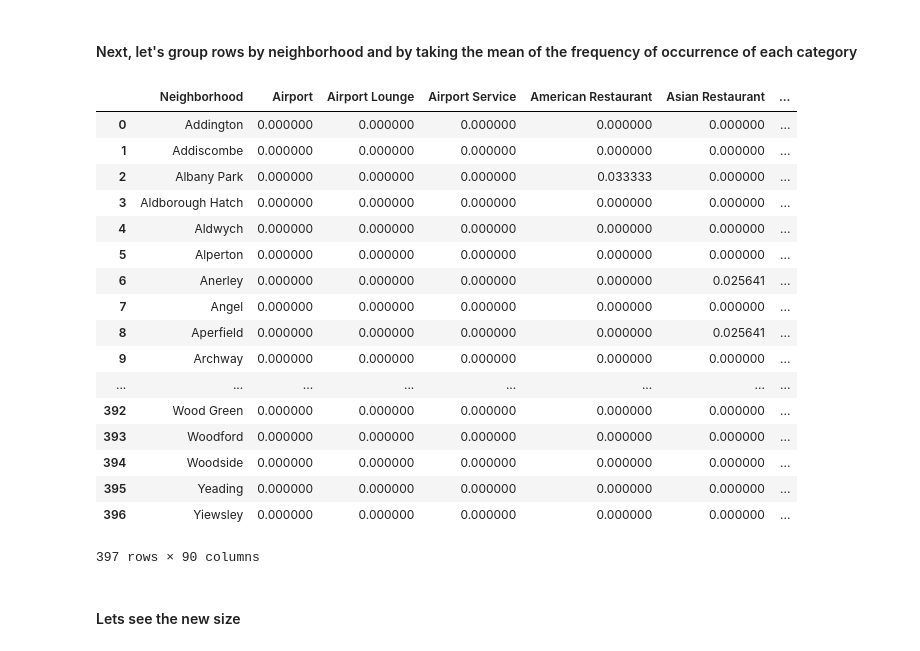
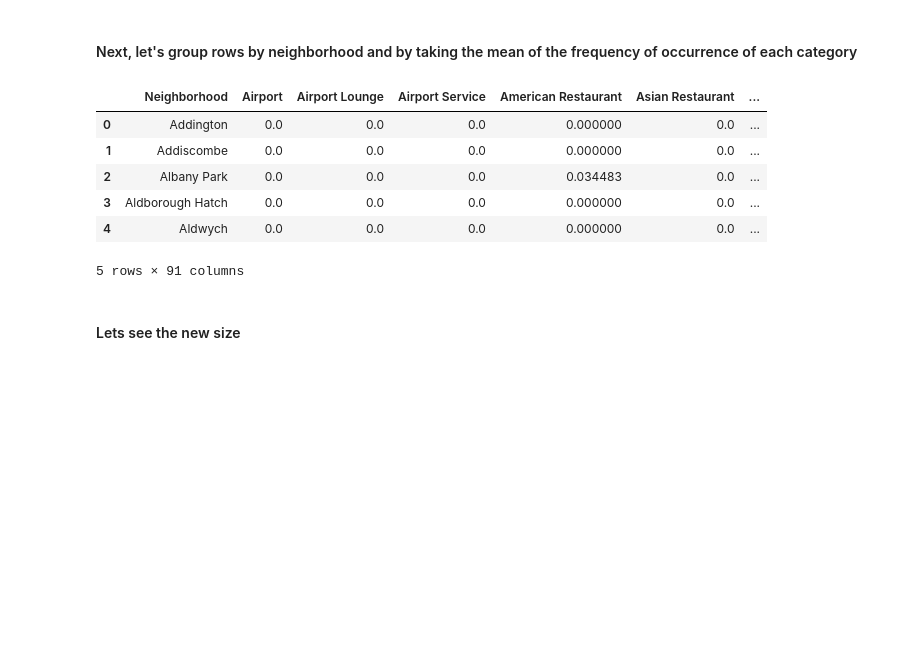
Before and after one commit to nivedithaiyengar/Coursera_Capstone, a Jupyter notebook: London_Thesis.ipynb, the cells around one changed output. Saved outputs shown, nothing was run; the diff lists cells and outputs as text; code cells hidden in the pictures; blank space fills up the shorter version.

```diff
--- a/London_Thesis.ipynb
+++ b/London_Thesis.ipynb
@@ -457,26 +431,15 @@ london_onehot.shape
 #### Next, let's group rows by neighborhood and by taking the mean of the frequency of occurrence of each category
 # %%
 london_grouped = london_onehot.groupby('Neighborhood').mean().reset_index()
-london_grouped
+london_grouped.head()
 # %% [output]
 |  | Neighborhood | Airport | Airport Lounge | Airport Service | American Restaurant | Asian Restaurant | ... |
-| 0 | Addington | 0.000000 | 0.000000 | 0.000000 | 0.000000 | 0.000000 | ... |
-| 1 | Addiscombe | 0.000000 | 0.000000 | 0.000000 | 0.000000 | 0.000000 | ... |
-| 2 | Albany Park | 0.000000 | 0.000000 | 0.000000 | 0.033333 | 0.000000 | ... |
-| 3 | Aldborough Hatch | 0.000000 | 0.000000 | 0.000000 | 0.000000 | 0.000000 | ... |
-| 4 | Aldwych | 0.000000 | 0.000000 | 0.000000 | 0.000000 | 0.000000 | ... |
-| 5 | Alperton | 0.000000 | 0.000000 | 0.000000 | 0.000000 | 0.000000 | ... |
-| 6 | Anerley | 0.000000 | 0.000000 | 0.000000 | 0.000000 | 0.025641 | ... |
-| 7 | Angel | 0.000000 | 0.000000 | 0.000000 | 0.000000 | 0.000000 | ... |
-| 8 | Aperfield | 0.000000 | 0.000000 | 0.000000 | 0.000000 | 0.025641 | ... |
-| 9 | Archway | 0.000000 | 0.000000 | 0.000000 | 0.000000 | 0.000000 | ... |
-| ... | ... | ... | ... | ... | ... | ... | ... |
-| 392 | Wood Green | 0.000000 | 0.000000 | 0.000000 | 0.000000 | 0.000000 | ... |
-| 393 | Woodford | 0.000000 | 0.000000 | 0.000000 | 0.000000 | 0.000000 | ... |
-| 394 | Woodside | 0.000000 | 0.000000 | 0.000000 | 0.000000 | 0.000000 | ... |
-| 395 | Yeading | 0.000000 | 0.000000 | 0.000000 | 0.000000 | 0.000000 | ... |
-| 396 | Yiewsley | 0.000000 | 0.000000 | 0.000000 | 0.000000 | 0.000000 | ... |
+| 0 | Addington | 0.0 | 0.0 | 0.0 | 0.000000 | 0.0 | ... |
+| 1 | Addiscombe | 0.0 | 0.0 | 0.0 | 0.000000 | 0.0 | ... |
+| 2 | Albany Park | 0.0 | 0.0 | 0.0 | 0.034483 | 0.0 | ... |
+| 3 | Aldborough Hatch | 0.0 | 0.0 | 0.0 | 0.000000 | 0.0 | ... |
+| 4 | Aldwych | 0.0 | 0.0 | 0.0 | 0.000000 | 0.0 | ... |
-397 rows × 90 columns
+5 rows × 91 columns
 # %% [markdown]
 #### Lets see the new size
 # %%
```
Also changed, not shown: parts of 18 cells of this notebook.
